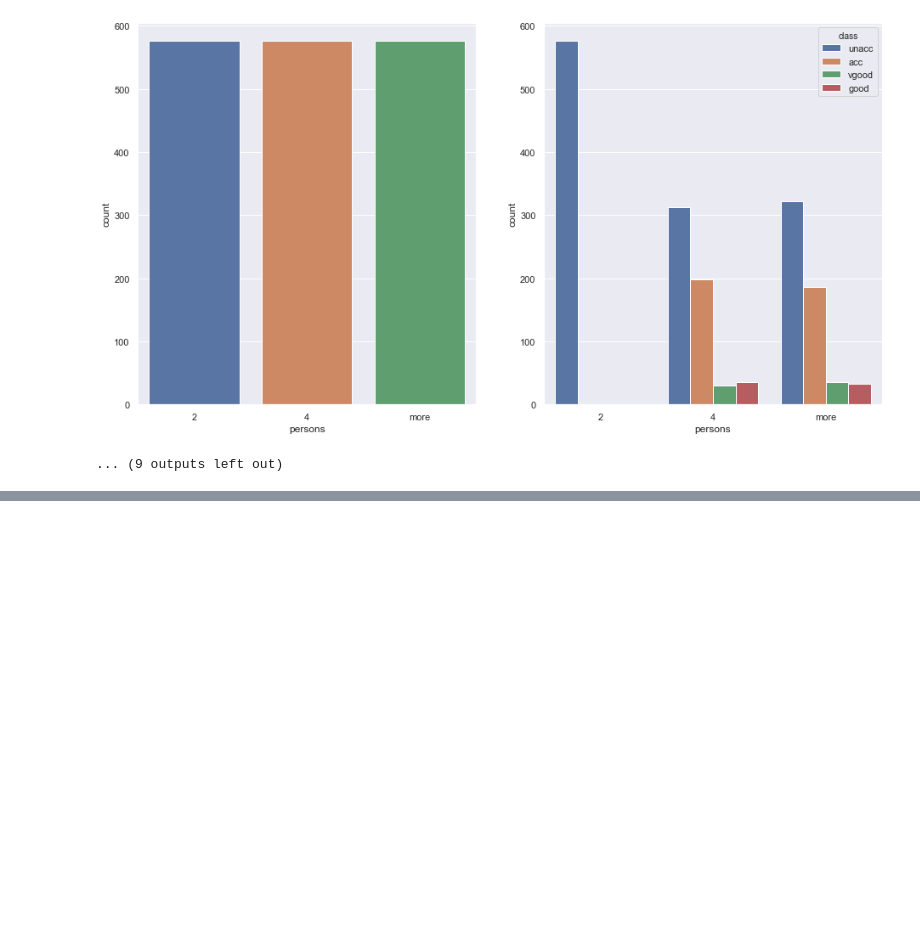
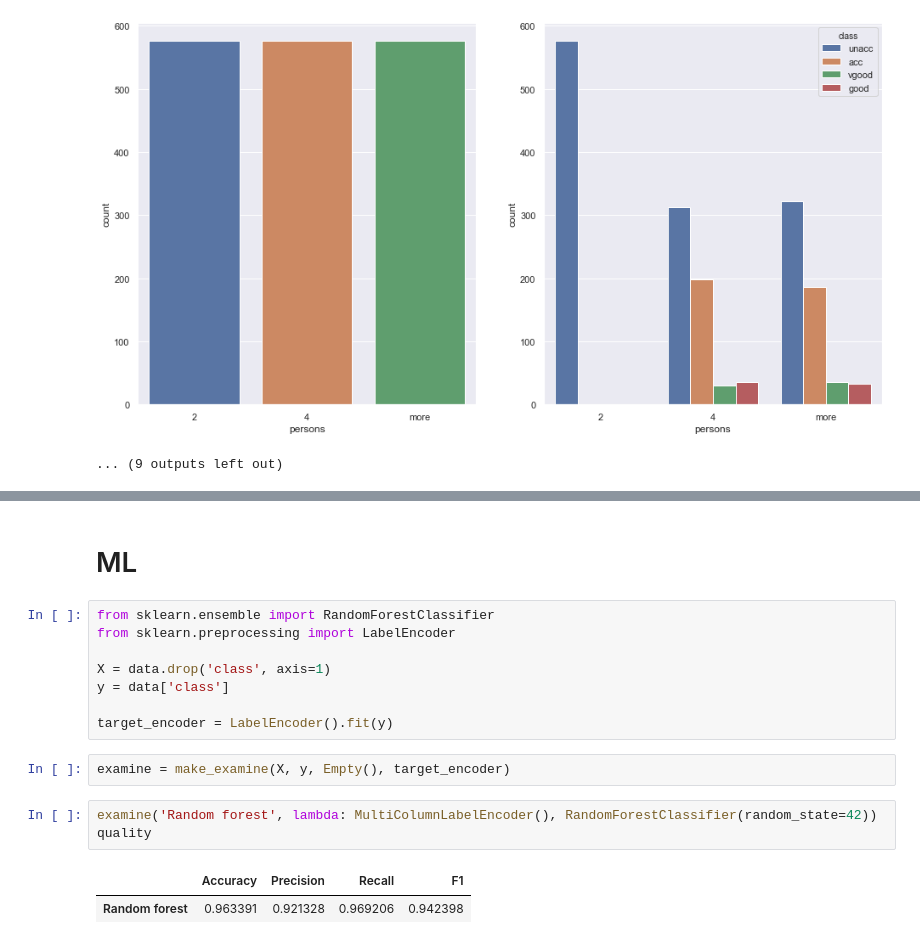
Before and after one commit to ghfghfg23/mlhw, a Jupyter notebook: hw05/hw05.ipynb, the cells around one changed output, grey strips where cells are left out. Drawn from its saved outputs; the diff is of its cells as text; blank space fills up the shorter version.

```diff
--- a/hw05/hw05.ipynb
+++ b/hw05/hw05.ipynb
@@ -137,0 +206,18 @@ for column in data.columns:
+# %% [markdown]
+# ML
+# %%
+from sklearn.ensemble import RandomForestClassifier
+from sklearn.preprocessing import LabelEncoder
+
+X = data.drop('class', axis=1)
+y = data['class']
+
+target_encoder = LabelEncoder().fit(y)
+# %%
+examine = make_examine(X, y, Empty(), target_encoder)
+# %%
+examine('Random forest', lambda: MultiColumnLabelEncoder(), RandomForestClassifier(random_state=42))
+quality
+# %% [output]
+|  | Accuracy | Precision | Recall | F1 |
+| Random forest | 0.963391 | 0.921328 | 0.969206 | 0.942398 |
```
Also changed, not shown: parts of 6 cells of this notebook, 1 other file.
